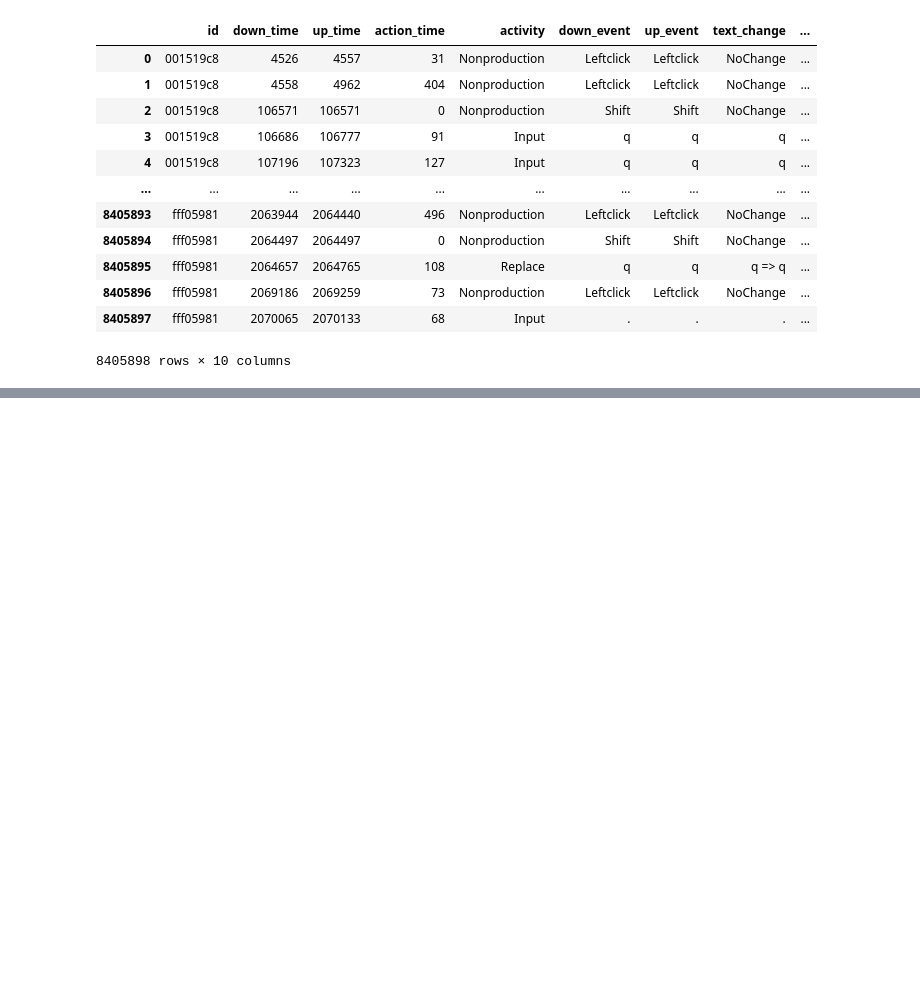
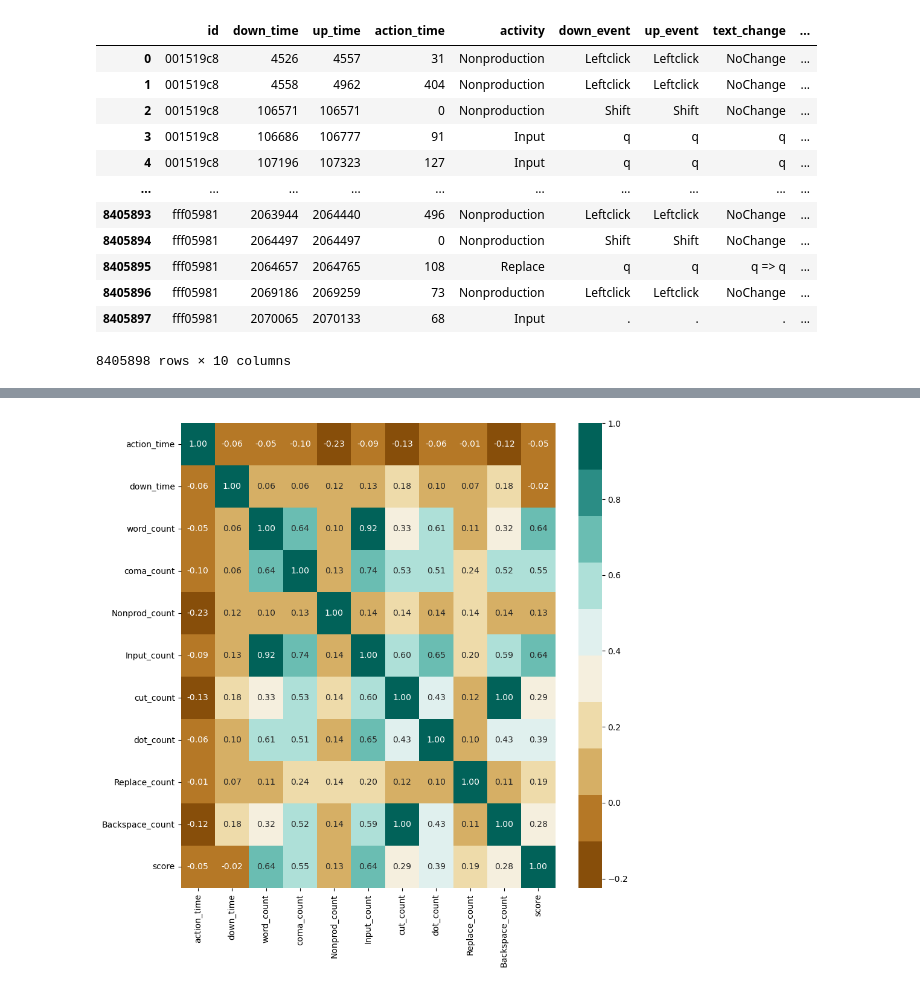
Before and after one commit to PiotrDratwa/Writing_quality_projections, a Jupyter notebook: Linking Writing Processes to Writing Quality.ipynb, the cells around one changed output, grey strips where cells are left out. Drawn from its saved outputs; the diff is of its cells as text; code cells hidden in the pictures; blank space fills up the shorter version.

Commit message:
Add files via upload
added backspace_count column to X and checked correlations

```diff
--- a/Linking Writing Processes to Writing Quality.ipynb
+++ b/Linking Writing Processes to Writing Quality.ipynb
@@ -280,0 +266,5 @@ AttributeError: 'builtin_function_or_method' object has no attribute 'is_unique'
+# %%
+temp = df[['id','up_event']]
+temp = temp[temp['up_event'] == 'Backspace']
+X = X.join(temp.groupby(['id']).count())
+X.rename(columns = {'up_event':'Backspace_count'}, inplace = True)
@@ -280,0 +277,7 @@ AttributeError: 'builtin_function_or_method' object has no attribute 'is_unique'
+# %%
+df1= pd.DataFrame(X)
+df2 = pd.DataFrame(train_scores)
+
+merged_df = pd.merge(df1, df2, on='id', how='inner')
+
+merged_df
@@ -280,0 +298,14 @@ AttributeError: 'builtin_function_or_method' object has no attribute 'is_unique'
+# %%
+correlations = merged_df.corr()
+fig, ax = plt.subplots(figsize=(10, 10))
+
+colormap = sns.color_palette("BrBG", 10)
+
+sns.heatmap(correlations,
+    cmap=colormap,
+    annot=True,
+    fmt=".2f")
+
+plt.show()
+# %% [output]
+[figure, added]
```
Also changed, not shown: parts of 27 cells of this notebook.
